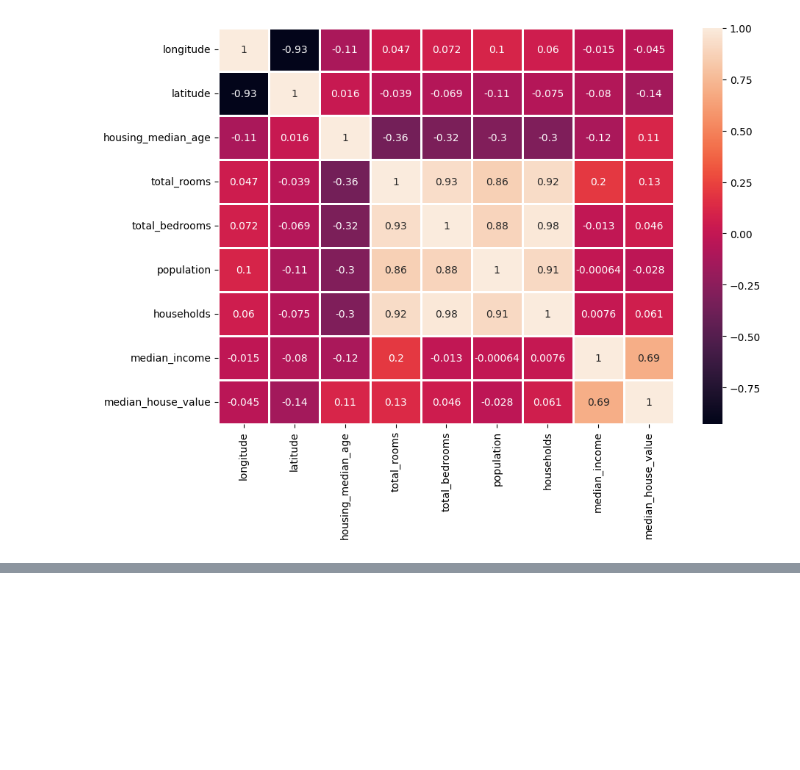
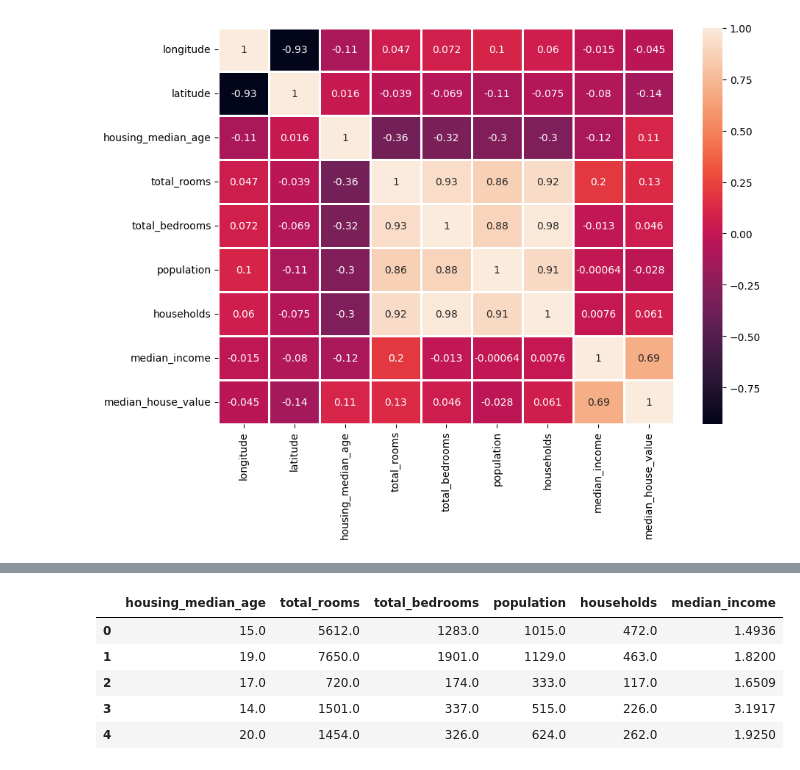
Before and after one commit to 2303A51165/thrishla, a Jupyter notebook: Lab4.ipynb, the cells around one changed output, grey strips where cells are left out. Drawn from its saved outputs; the diff is of its cells as text; code cells hidden in the pictures; blank space fills up the shorter version.

```diff
--- a/Lab4.ipynb
+++ b/Lab4.ipynb
@@ -90,3 +90,9 @@ sns.heatmap(df.corr(),annot=True,linewidths=2)
 # %% [output]
 <Axes: >
 [figure]
+# %%
+## Y = MX +C where Y is dependent, X is independent features
+## M is slope, C is intercept
+l_column = list(df.columns) # Making a list out of column names
+len_feature = len(l_column) # Length of column vector list
+l_column, len_feature
@@ -92,0 +132,12 @@ sns.heatmap(df.corr(),annot=True,linewidths=2)
+# %%
+X = df[l_column[2:len_feature-1]]
+y = df[l_column[len_feature-1]]
+# %%
+X.head()
+# %% [output]
+|  | housing_median_age | total_rooms | total_bedrooms | population | households | median_income |
+| 0 | 15.0 | 5612.0 | 1283.0 | 1015.0 | 472.0 | 1.4936 |
+| 1 | 19.0 | 7650.0 | 1901.0 | 1129.0 | 463.0 | 1.8200 |
+| 2 | 17.0 | 720.0 | 174.0 | 333.0 | 117.0 | 1.6509 |
+| 3 | 14.0 | 1501.0 | 337.0 | 515.0 | 226.0 | 3.1917 |
+| 4 | 20.0 | 1454.0 | 326.0 | 624.0 | 262.0 | 1.9250 |
```
Also changed, not shown: parts of 13 cells of this notebook.
